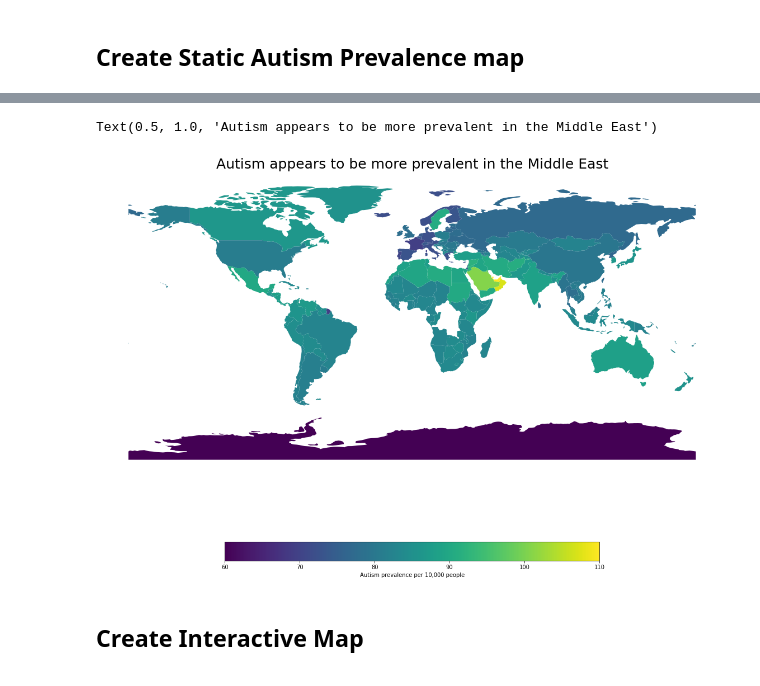
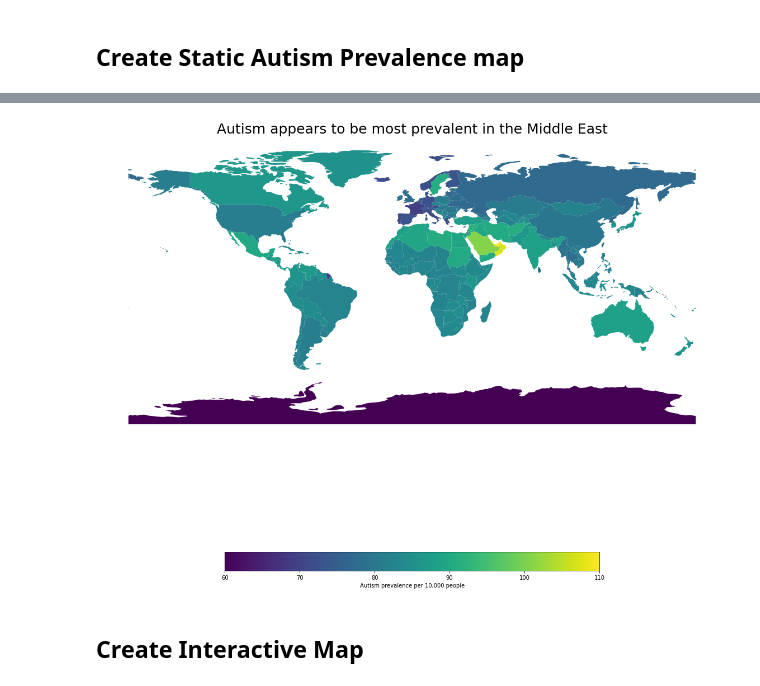
Before and after one commit to ADWilk19/autism_employment, a Jupyter notebook: notebooks/world_autism_prevalence_map_notes.ipynb, the cells around one changed output, grey strips where cells are left out. Saved outputs shown, nothing was run; the diff lists cells and outputs as text; code cells hidden in the pictures.

Commit message:
Fine tuning the data for the World Prevalence data viz

```diff
--- a/notebooks/world_autism_prevalence_map_notes.ipynb
+++ b/notebooks/world_autism_prevalence_map_notes.ipynb
@@ -45,2 +38,4 @@ aut.head()
 # %%
-df = pd.read_csv('/Users/alexwilkinson/code/ADWilk19/autism_employment/raw_data/world_autism_prevalence/autism_world_prevalence.csv')
+filepath = '/Users/alexwilkinson/code/ADWilk19/autism_employment/raw_data/world_autism_prevalence/autism_world_prevalence.csv'
+df = pd.read_csv(filepath)
+df.head()
@@ -47,8 +49,8 @@ df = pd.read_csv('/Users/alexwilkinson/code/ADWilk19/autism_employment/raw_data/
 # %%
 # Merge world and aut DataFrames
-merged=pd.merge(world,df,on='name')
+merged=pd.merge(world,df,on='iso_a3')
 # Take a look at the DataFrame
-print(merged.head())
-print(merged.describe())
+# merged.head()
+# print(merged.describe())
 print(merged.columns)
 # %% [output]
@@ -71 +59,7 @@ Index(['pop_est', 'continent', 'name', 'iso_a3', 'gdp_md_est', 'geometry',
       dtype='object')
+# %%
+# Remove duplicate column
+merged.drop('name_y', axis=1, inplace=True)
+# %%
+# Rename name_x column
+merged.rename(columns = {'name_x':'name'}, inplace = True)
@@ -85,17 +80,20 @@ merged.head()
 # %%
 # Create map using matplotlib and the merged DataFrame
-merged.plot(column='est_autism_prevalence_per_10k',figsize=(20,15),
+# ax = plt.subplot(1,1,1)
+# ax.
+merged.plot(column='est_autism_prevalence_per_10k',
+            figsize=(20,15),
             legend=True,
             legend_kwds={'label': "Autism prevalence per 10,000 people",
                         'orientation': "horizontal",
                          'shrink': 0.6},
-#             cmap='BuPu',
-            vmin=60.0, vmax=110)
+            vmin=60.0,
+            vmax=110)
 plt.axis('off')
-plt.title('Autism appears to be more prevalent in the Middle East',fontsize=25)
+plt.title('Autism appears to be most prevalent in the Middle East',fontsize=25)
+plt.show()
 # %% [output]
-Text(0.5, 1.0, 'Autism appears to be more prevalent in the Middle East')
-[figure, old version]
+[figure, new version]
 # %% [markdown]
 ## Create Interactive Map
 # %%
```
Also changed, not shown: parts of 8 cells of this notebook.
